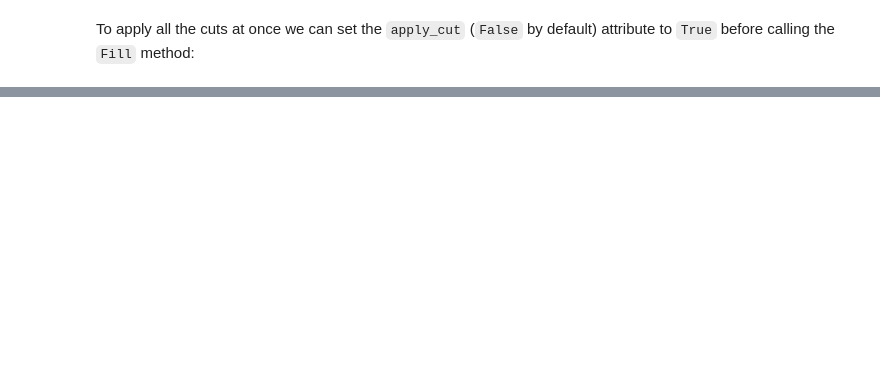
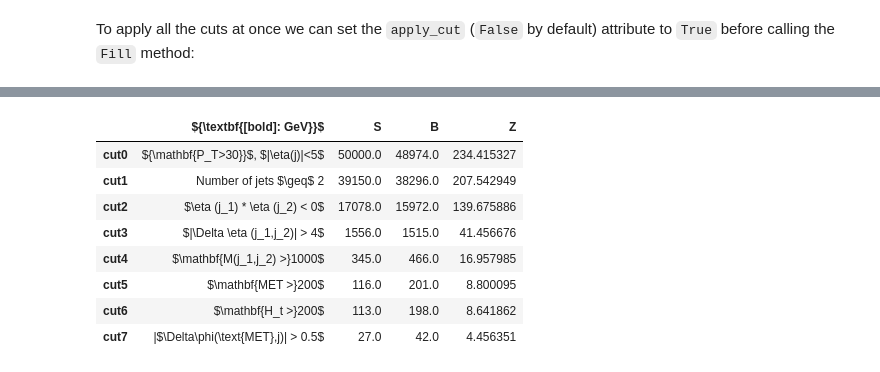
Before and after one commit to HENGEX/VBFDM_UdeA_CMS, a Jupyter notebook: scripts/preliminary_study/vbf_udea_notebook.ipynb, the cells around one changed output, grey strips where cells are left out. Cells and saved outputs as stored; diff of their text form; code cells hidden in the pictures; blank space fills up the shorter version.

```diff
--- a/scripts/preliminary_study/vbf_udea_notebook.ipynb
+++ b/scripts/preliminary_study/vbf_udea_notebook.ipynb
@@ -173,0 +201,12 @@ t2
+# %%
+t11
+# %% [output]
+|  | ${\textbf{[bold]: GeV}}$ | S | B | Z |
+| cut0 | ${\mathbf{P_T>30}}$, $|\eta(j)|<5$ | 50000.0 | 48974.0 | 234.415327 |
+| cut1 | Number of jets $\geq$ 2 | 39150.0 | 38296.0 | 207.542949 |
+| cut2 | $\eta (j_1) * \eta (j_2) < 0$ | 17078.0 | 15972.0 | 139.675886 |
+| cut3 | $|\Delta \eta (j_1,j_2)| > 4$ | 1556.0 | 1515.0 | 41.456676 |
+| cut4 | $\mathbf{M(j_1,j_2) >}1000$ | 345.0 | 466.0 | 16.957985 |
+| cut5 | $\mathbf{MET >}200$ | 116.0 | 201.0 | 8.800095 |
+| cut6 | $\mathbf{H_t >}200$ | 113.0 | 198.0 | 8.641862 |
+| cut7 | |$\Delta\phi(\text{MET},j)| > 0.5$ | 27.0 | 42.0 | 4.456351 |
```
Also changed, not shown: parts of 23 cells of this notebook.
